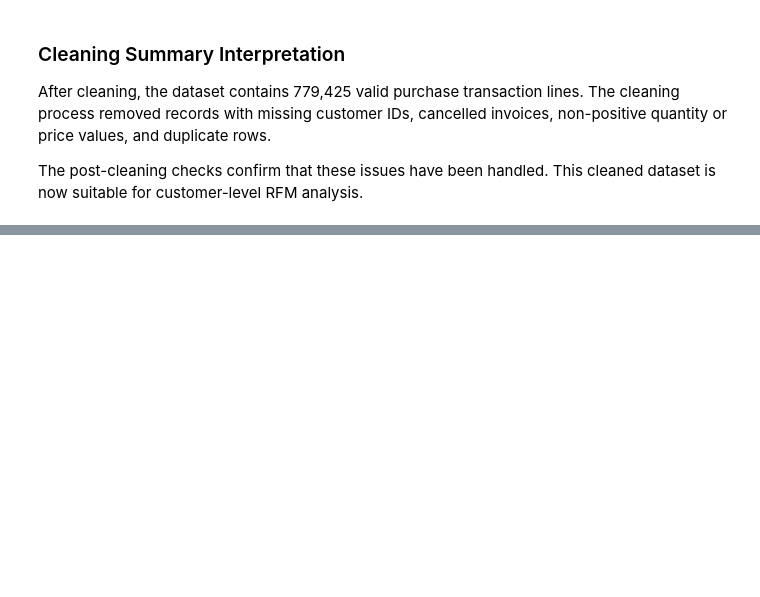
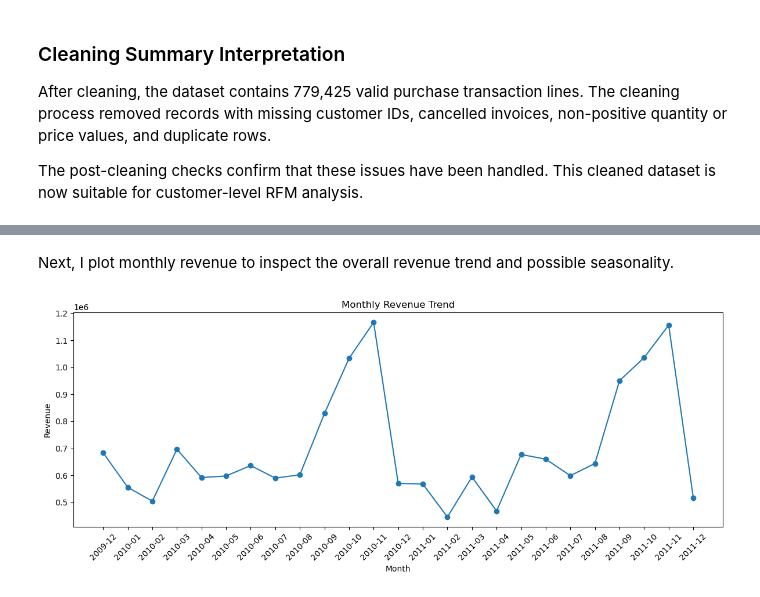
Before and after one commit to belldeptrai2004/data-portfolio, a Jupyter notebook: 04_E-commerce Customer Segmentation & Retention Opportunity Analysis/E-commerce Customer Segmentation & Retention Opportunity Analysis.ipynb, the cells around one changed output, grey strips where cells are left out. Drawn from its saved outputs; the diff is of its cells as text; code cells hidden in the pictures; blank space fills up the shorter version.

```diff
--- a/04_E-commerce Customer Segmentation & Retention Opportunity Analysis/E-commerce Customer Segmentation & Retention Opportunity Analysis.ipynb
+++ b/04_E-commerce Customer Segmentation & Retention Opportunity Analysis/E-commerce Customer Segmentation & Retention Opportunity Analysis.ipynb
@@ -279,0 +333,6 @@ The post-cleaning checks confirm that these issues have been handled. This clean
+# %%
+df_clean["InvoiceMonth"] = df_clean["InvoiceDate"].dt.to_period("M").astype(str)
+
+monthly_revenue = df_clean.groupby("InvoiceMonth")["Revenue"].sum().reset_index()
+
+monthly_revenue.head()
@@ -279,0 +346,13 @@ The post-cleaning checks confirm that these issues have been handled. This clean
+# %% [markdown]
+Next, I plot monthly revenue to inspect the overall revenue trend and possible seasonality.
+# %%
+plt.figure(figsize=(12, 5))
+plt.plot(monthly_revenue["InvoiceMonth"], monthly_revenue["Revenue"], marker="o")
+plt.xticks(rotation=45)
+plt.title("Monthly Revenue Trend")
+plt.xlabel("Month")
+plt.ylabel("Revenue")
+plt.tight_layout()
+plt.show()
+# %% [output]
+[figure, added]
```
Also changed, not shown: parts of 14 cells of this notebook.
